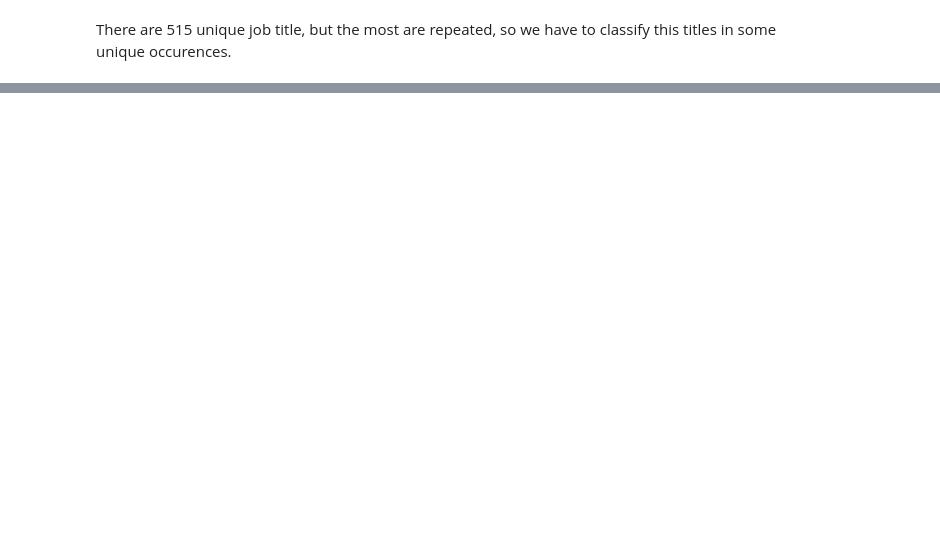
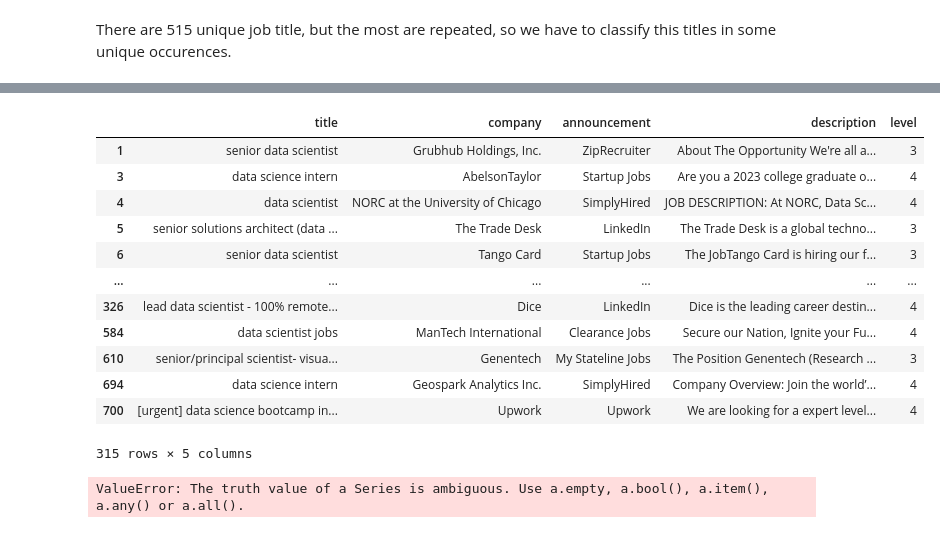
Before and after one commit to adeassisvieira/2023-ds-job-desc, a Jupyter notebook: 2023-ds-jobdesc.ipynb, the cells around one changed output, grey strips where cells are left out. Drawn from its saved outputs; the diff is of its cells as text; code cells hidden in the pictures; blank space fills up the shorter version.

```diff
--- a/2023-ds-jobdesc.ipynb
+++ b/2023-ds-jobdesc.ipynb
@@ -84,0 +105,3 @@ job_description = ['Senior Analyst', 'Senior Data Scientist', 'Data Science Mana
+# %%
+df['title'] = df['title'].str.lower()
+df['title']
@@ -84,0 +191,23 @@ job_description = ['Senior Analyst', 'Senior Data Scientist', 'Data Science Mana
+# %%
+job_scientist
+# %% [output]
+|  | title | company | announcement | description | level |
+| 1 | senior data scientist | Grubhub Holdings, Inc. | ZipRecruiter | About The Opportunity We're all a... | 3 |
+| 3 | data science intern | AbelsonTaylor | Startup Jobs | Are you a 2023 college graduate o... | 4 |
+| 4 | data scientist | NORC at the University of Chicago | SimplyHired | JOB DESCRIPTION: At NORC, Data Sc... | 4 |
+| 5 | senior solutions architect (data ... | The Trade Desk | LinkedIn | The Trade Desk is a global techno... | 3 |
+| 6 | senior data scientist | Tango Card | Startup Jobs | The JobTango Card is hiring our f... | 3 |
+| ... | ... | ... | ... | ... | ... |
+| 326 | lead data scientist - 100% remote... | Dice | LinkedIn | Dice is the leading career destin... | 4 |
+| 584 | data scientist jobs | ManTech International | Clearance Jobs | Secure our Nation, Ignite your Fu... | 4 |
+| 610 | senior/principal scientist- visua... | Genentech | My Stateline Jobs | The Position Genentech (Research ... | 3 |
+| 694 | data science intern | Geospark Analytics Inc. | SimplyHired | Company Overview: Join the world’... | 4 |
+| 700 | [urgent] data science bootcamp in... | Upwork | Upwork | We are looking for a expert level... | 4 |
+315 rows × 5 columns
+# %%
+a = job_scientist.copy()
+
+if job_scientist['title'].str.contains('junior|associate'):
+    a['level'] = 1
+# %% [output]
+ValueError: The truth value of a Series is ambiguous. Use a.empty, a.bool(), a.item(), a.any() or a.all().
```
Also changed, not shown: parts of 13 cells of this notebook.
